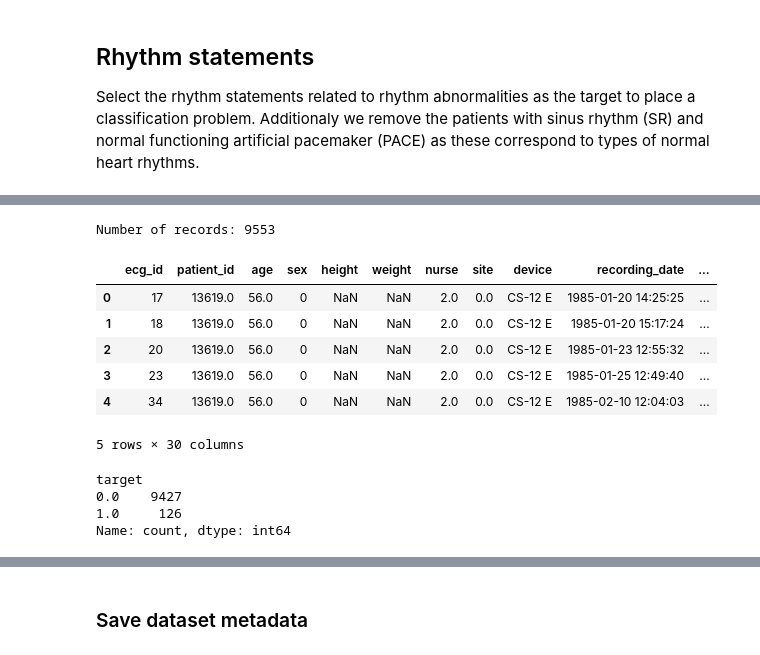
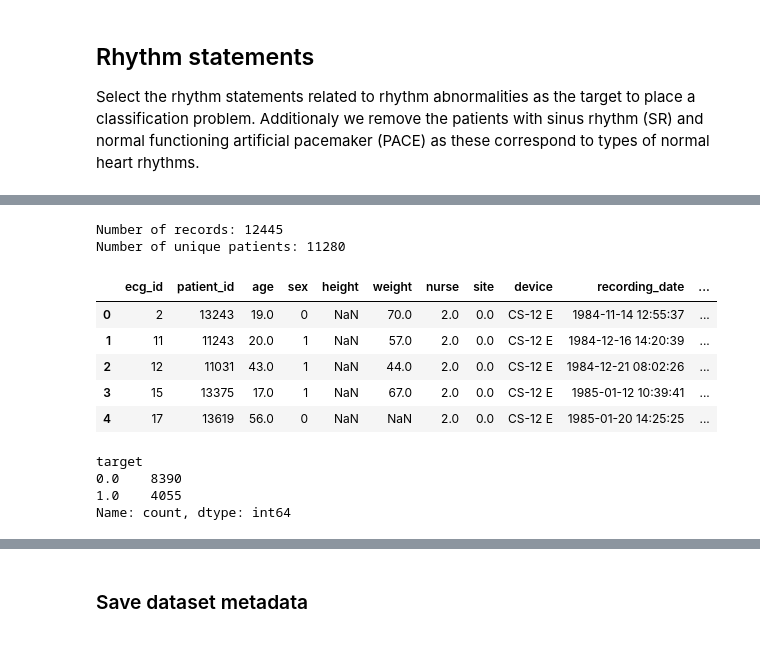
Before and after one commit to AGE90/ptbxl-challenge, a Jupyter notebook: notebooks/01-AGE-data_exploration.ipynb, the cells around one changed output, grey strips where cells are left out. Saved outputs shown, nothing was run; the diff lists cells and outputs as text; code cells hidden in the pictures.

```diff
--- a/notebooks/01-AGE-data_exploration.ipynb
+++ b/notebooks/01-AGE-data_exploration.ipynb
@@ -167,0 +189,18 @@ Form a dataset of records of patients with rhythm abnormalities and normal rhyth
+# %%
+rhythm_codes = set(scp_rhythm_statements.index)
+
+n_labels_per_record = metadata["scp_codes"].apply(len)
+print("Number of SCP statements per record:")
+print(n_labels_per_record.value_counts())
+
+has_any_rhythm_code = metadata["scp_codes"].apply(
+    lambda codes: any(code in rhythm_codes for code in codes)
+)
+print(
+    "\nRecords with at least one rhythm statement "
+    f"anywhere in scp_codes: {has_any_rhythm_code.sum()}"
+)
+print(
+    "Records where max_likelihood alone would have caught it: "
+    f"{metadata['max_likelihood'].isin(rhythm_codes).sum()}"
+)
@@ -168,28 +252,34 @@ Form a dataset of records of patients with rhythm abnormalities and normal rhyth
 # %%
-dataset_metadata = pd.concat([
-    metadata[metadata['max_likelihood'].isin(scp_rhythm_statements.index)],
-    metadata[metadata['max_likelihood'].isin(['NORM', 'SR', 'PACE'])]
-]).reset_index()
+metadata["has_rhythm_code"] = has_any_rhythm_code
 
-dataset_metadata.loc[dataset_metadata['max_likelihood'].isin(
-    ['NORM', 'SR', 'PACE']), 'target'] = 0
-dataset_metadata.loc[~dataset_metadata['max_likelihood'].isin(
-    ['NORM', 'SR', 'PACE']), 'target'] = 1
+dataset_metadata = pd.concat(
+    [
+        metadata[metadata["has_rhythm_code"]],
+        metadata[
+            metadata["max_likelihood"].isin(["NORM", "SR", "PACE"])
+            & ~metadata["has_rhythm_code"]
+        ],
+    ]
+).reset_index()
 
-print(f'Number of records: {len(dataset_metadata)}')
+dataset_metadata["target"] = dataset_metadata["has_rhythm_code"].astype(float)
+dataset_metadata = dataset_metadata.drop(columns="has_rhythm_code")
+
+print(f"Number of records: {len(dataset_metadata)}")
+print(f"Number of unique patients: {dataset_metadata['patient_id'].nunique()}")
 display(dataset_metadata.head())
 
-print(dataset_metadata['target'].value_counts())
+print(dataset_metadata["target"].value_counts())
 # %% [output]
-Number of records: 9553
+Number of records: 12445
+Number of unique patients: 11280
 |  | ecg_id | patient_id | age | sex | height | weight | nurse | site | device | recording_date | ... |
-| 0 | 17 | 13619.0 | 56.0 | 0 | NaN | NaN | 2.0 | 0.0 | CS-12 E | 1985-01-20 14:25:25 | ... |
-| 1 | 18 | 13619.0 | 56.0 | 0 | NaN | NaN | 2.0 | 0.0 | CS-12 E | 1985-01-20 15:17:24 | ... |
-| 2 | 20 | 13619.0 | 56.0 | 0 | NaN | NaN | 2.0 | 0.0 | CS-12 E | 1985-01-23 12:55:32 | ... |
-| 3 | 23 | 13619.0 | 56.0 | 0 | NaN | NaN | 2.0 | 0.0 | CS-12 E | 1985-01-25 12:49:40 | ... |
-| 4 | 34 | 13619.0 | 56.0 | 0 | NaN | NaN | 2.0 | 0.0 | CS-12 E | 1985-02-10 12:04:03 | ... |
+| 0 | 2 | 13243 | 19.0 | 0 | NaN | 70.0 | 2.0 | 0.0 | CS-12 E | 1984-11-14 12:55:37 | ... |
+| 1 | 11 | 11243 | 20.0 | 1 | NaN | 57.0 | 2.0 | 0.0 | CS-12 E | 1984-12-16 14:20:39 | ... |
+| 2 | 12 | 11031 | 43.0 | 1 | NaN | 44.0 | 2.0 | 0.0 | CS-12 E | 1984-12-21 08:02:26 | ... |
+| 3 | 15 | 13375 | 17.0 | 1 | NaN | 67.0 | 2.0 | 0.0 | CS-12 E | 1985-01-12 10:39:41 | ... |
+| 4 | 17 | 13619 | 56.0 | 0 | NaN | NaN | 2.0 | 0.0 | CS-12 E | 1985-01-20 14:25:25 | ... |
-5 rows × 30 columns
+target
+0.0    8390
+1.0    4055
+Name: count, dtype: int64
-target
-0.0    9427
-1.0     126
-Name: count, dtype: int64
```
Also changed, not shown: parts of 29 cells of this notebook, 13 other files.
